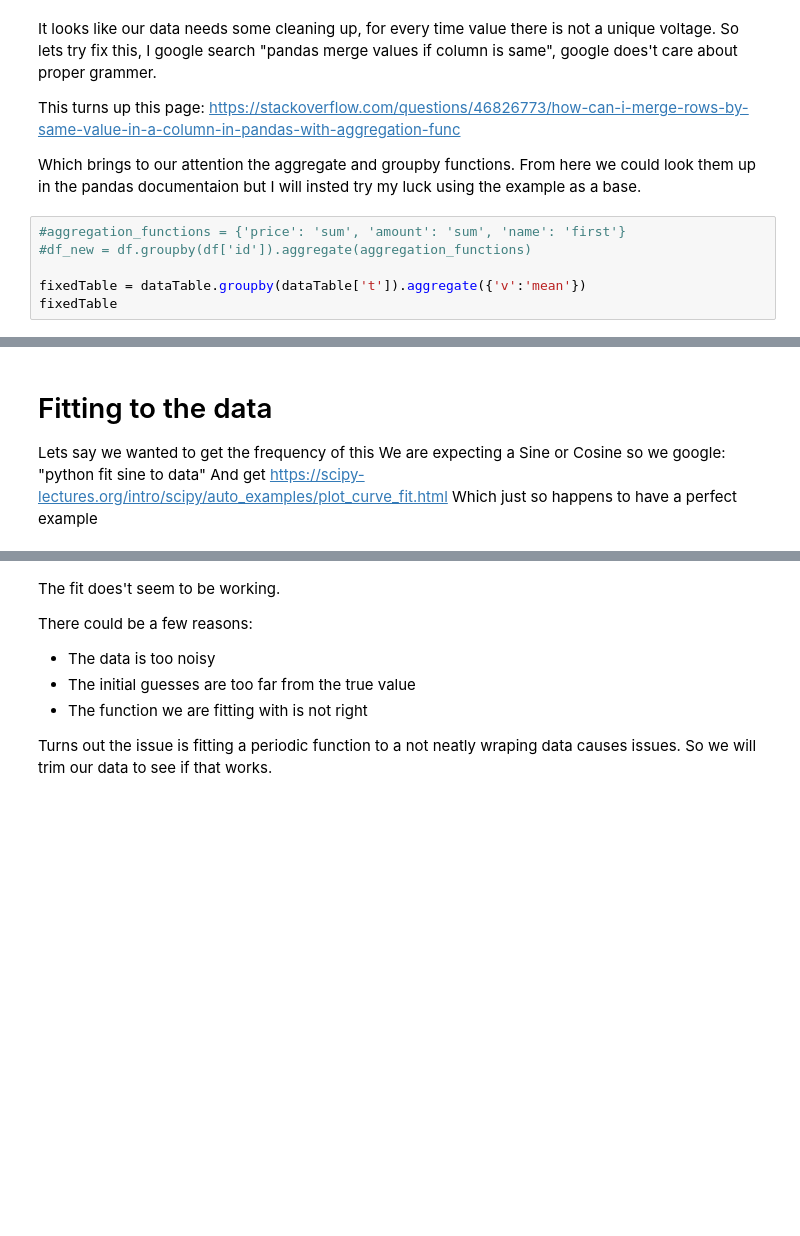
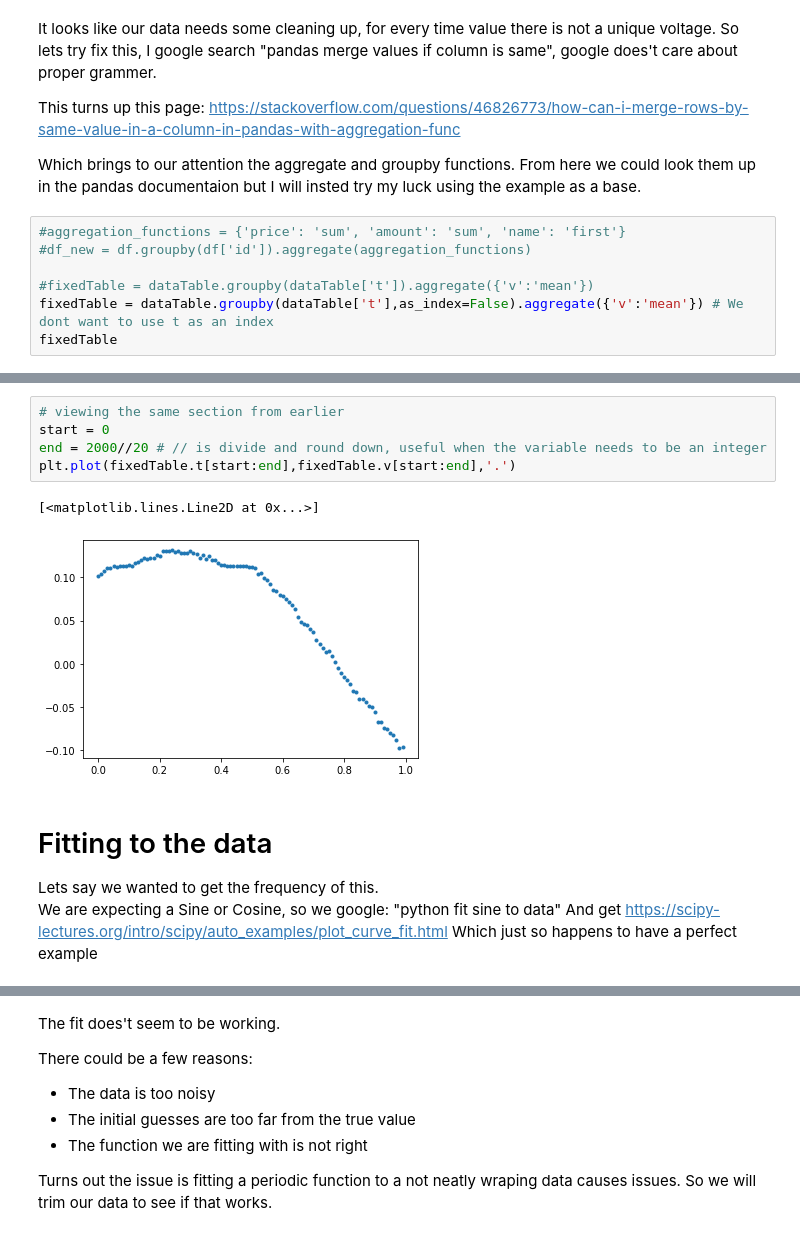
Before and after one commit to phys3112/Tutorials-with-Matt, a Jupyter notebook: Tutorial 2 Experimental data and fitting.ipynb, the cells around one changed output, grey strips where cells are left out. Cells and saved outputs as stored; diff of their text form; blank space fills up the shorter version.

```diff
--- a/Tutorial 2 Experimental data and fitting.ipynb
+++ b/Tutorial 2 Experimental data and fitting.ipynb
@@ -43,5 +81,6 @@ Which brings to our attention the aggregate and groupby functions. From here we
 #aggregation_functions = {'price': 'sum', 'amount': 'sum', 'name': 'first'}
 #df_new = df.groupby(df['id']).aggregate(aggregation_functions)
 
-fixedTable = dataTable.groupby(dataTable['t']).aggregate({'v':'mean'})
+#fixedTable = dataTable.groupby(dataTable['t']).aggregate({'v':'mean'})
+fixedTable = dataTable.groupby(dataTable['t'],as_index=False).aggregate({'v':'mean'}) # We dont want to use t as an index
 fixedTable
@@ -58,8 +128,16 @@ plt.plot(fixedTable.t,fixedTable.v,'.')
+# %%
+# viewing the same section from earlier
+start = 0
+end = 2000//20 # // is divide and round down, useful when the variable needs to be an integer
+plt.plot(fixedTable.t[start:end],fixedTable.v[start:end],'.')
+# %% [output]
+[<matplotlib.lines.Line2D at 0x...>]
+[figure, added]
 # %% [markdown]
 # Fitting to the data
 
-Lets say we wanted to get the frequency of this
-We are expecting a Sine or Cosine so we google: "python fit sine to data"
+Lets say we wanted to get the frequency of this. <br>
+We are expecting a Sine or Cosine, so we google: "python fit sine to data"
 And get https://scipy-lectures.org/intro/scipy/auto_examples/plot_curve_fit.html
 Which just so happens to have a perfect example
 # %%
```
Also changed, not shown: parts of 21 cells of this notebook, 1 other file.
